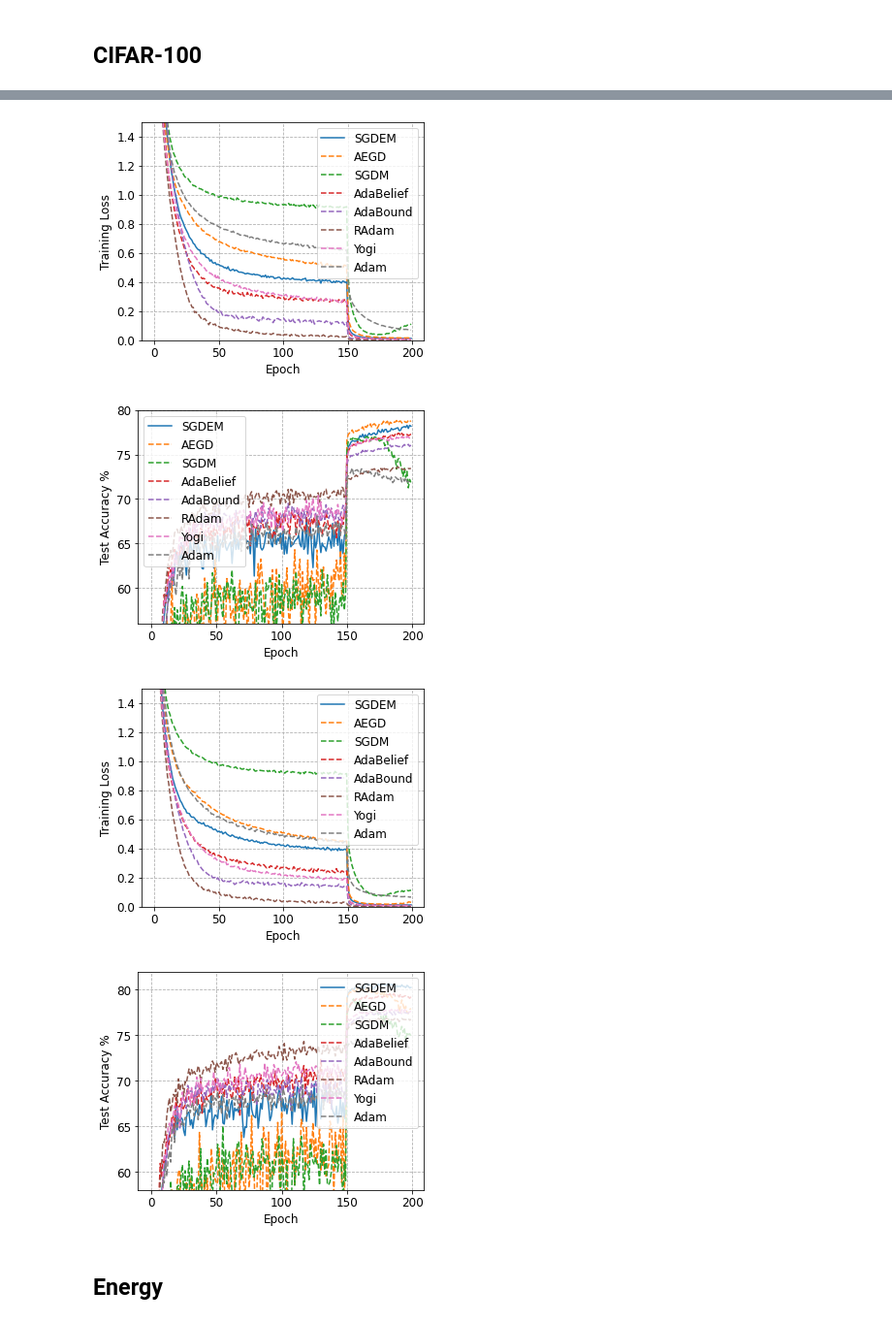
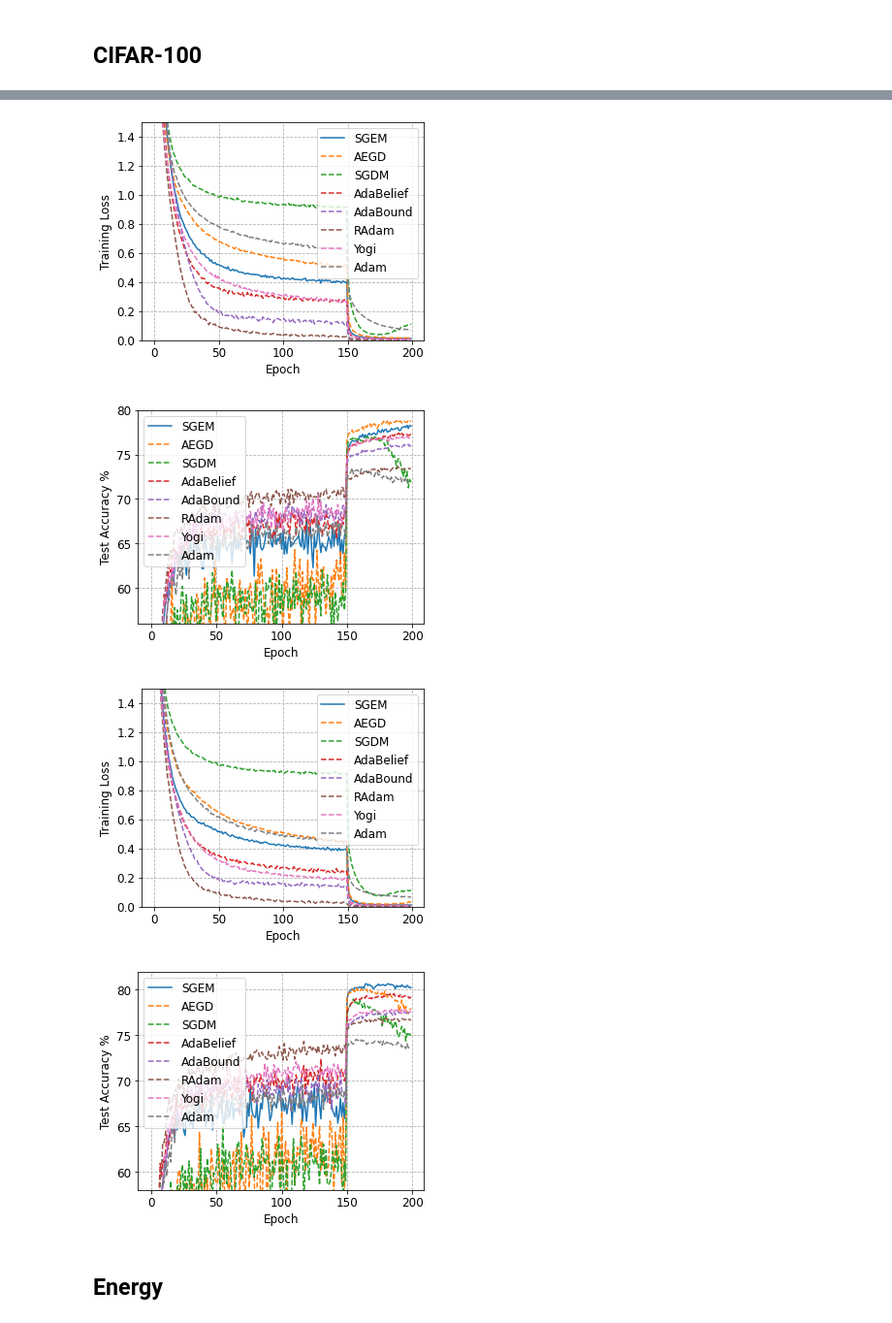
Before and after one commit to txping/SGEM, a Jupyter notebook: visualization.ipynb, the cells around one changed output, grey strips where cells are left out. Shown at 97% size. Cells and saved outputs as stored; diff of their text form; code cells hidden in the pictures.

```diff
--- a/visualization.ipynb
+++ b/visualization.ipynb
@@ -44,7 +44,8 @@ def plot(pretrained=False, dataset='cifar10', model='', optim='', curve_type='tr
     plt.tight_layout()
 # %%
 def plotrained(folder='curve/pretrained', dataset='cifar10', model='VGG16', curve_type='test_acc', ylim=[40,75],
-               optimizers=['SGDEM','AEGD','SGDM','AdaBelief','AdaBound','RAdam','Yogi','Adam'], loc= 'upper right'):
+               optimizers=['SGEM','AEGD','SGDM','AdaBelief','AdaBound','RAdam','Yogi','Adam'],
+               loc= 'upper right'):
     filenames = [name for name in os.listdir(folder) if name.startswith('-'.join([dataset,model]))]
     paths = [os.path.join(folder, name) for name in filenames]
     keys = [name.split('-')[2] for name in filenames]
@@ -53,7 +54,7 @@ def plotrained(folder='curve/pretrained', dataset='cifar10', model='VGG16', curv
     plt.figure(figsize=(5,4))
 
     for optim in optimizers:
-        if optim == 'SGDEM':
+        if optim == 'SGEM':
             linestyle = '-'
         else:
             linestyle = '--'
@@ -104,19 +105,19 @@ plotrained(dataset='cifar100', model='VGG16', curve_type='test_acc', ylim=[56,74
 # %%
 plotrained(dataset='cifar100', model='ResNet34', curve_type='train_loss', ylim=[0,1.5])
 # %% [output]
-[figure, old version]
+[figure, new version]
 # %%
 plotrained(dataset='cifar100', model='ResNet34', curve_type='test_acc', ylim=[56,80], loc='upper left')
 # %% [output]
-[figure, old version]
+[figure, new version]
 # %%
 plotrained(dataset='cifar100', model='DenseNet121', curve_type='train_loss', ylim=[0,1.5])
 # %% [output]
-[figure, old version]
+[figure, new version]
 # %%
-plotrained(dataset='cifar100', model='DenseNet121', curve_type='test_acc', ylim=[58,82])
+plotrained(dataset='cifar100', model='DenseNet121', curve_type='test_acc', ylim=[58,82],loc= 'upper left')
 # %% [output]
-[figure, old version]
+[figure, new version]
 # %% [markdown]
 ## Energy
 # %%
```
Also changed, not shown: parts of 11 cells of this notebook.
